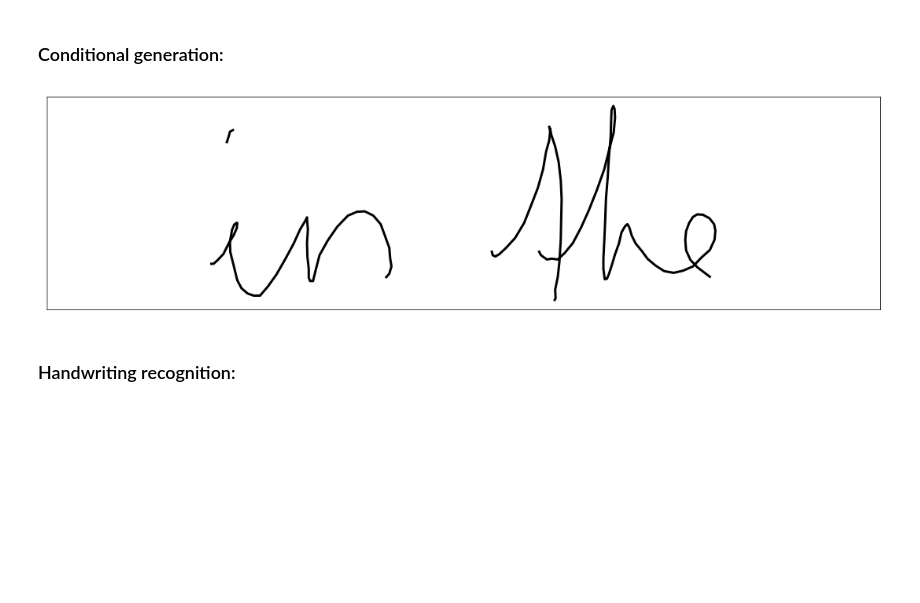
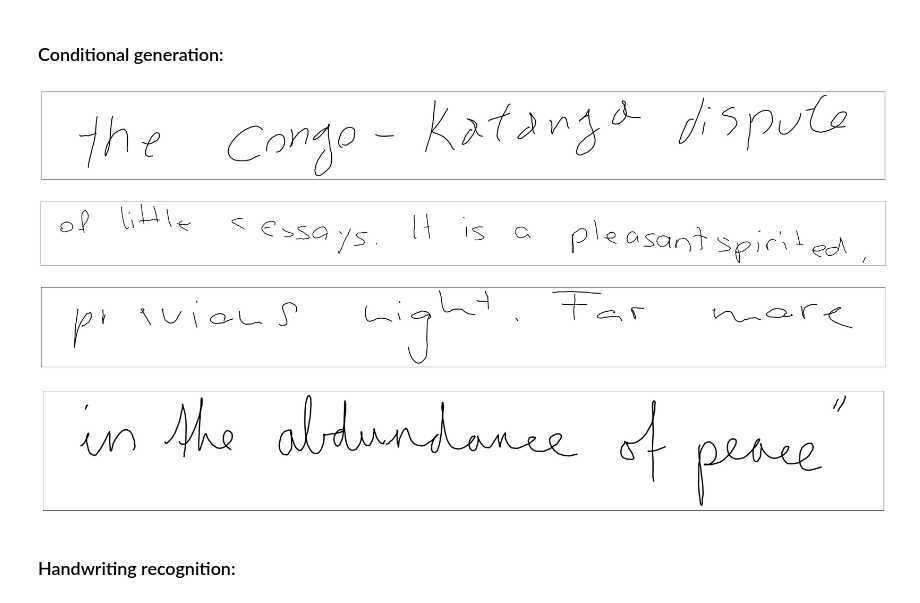
Before and after one commit to tristantoupin/Lyrebird-test, a Jupyter notebook: lyrebird-egg-master/notebooks/results.ipynb, the cells around one changed output. Cells and saved outputs as stored; diff of their text form; code cells hidden in the pictures; blank space fills up the shorter version.

```diff
--- a/lyrebird-egg-master/notebooks/results.ipynb
+++ b/lyrebird-egg-master/notebooks/results.ipynb
@@ -31,10 +51,21 @@ If you're reading this message in another frontend (for example, a static render
 # %% [markdown]
 ### Conditional generation:
+# %%
+import numpy as np
+strokes = np.load('../data/strokes.npy')
+stroke = strokes[0]
+plot_stroke(strokes[1])
+plot_stroke(strokes[2])
+plot_stroke(strokes[3])
+# %% [output]
+[figure, added]
+[figure, added]
+[figure, added]
 # %%
 stroke = generate_conditionally(text='welcome to lyrebird')
-plot_stroke(stroke[:200])
+plot_stroke(stroke)
 # %% [output]
-[figure, old version]
+[figure, new version]
 # %% [markdown]
 ### Handwriting recognition:
 # %%
```
Also changed, not shown: parts of 1 cell of this notebook, 20 other files.
